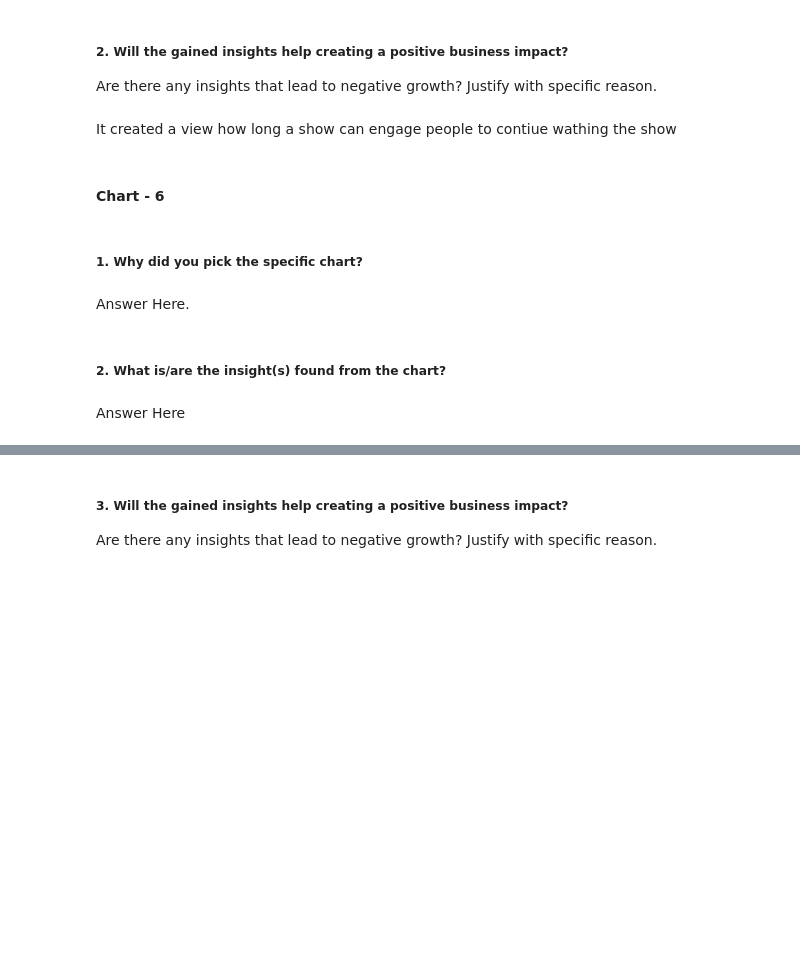
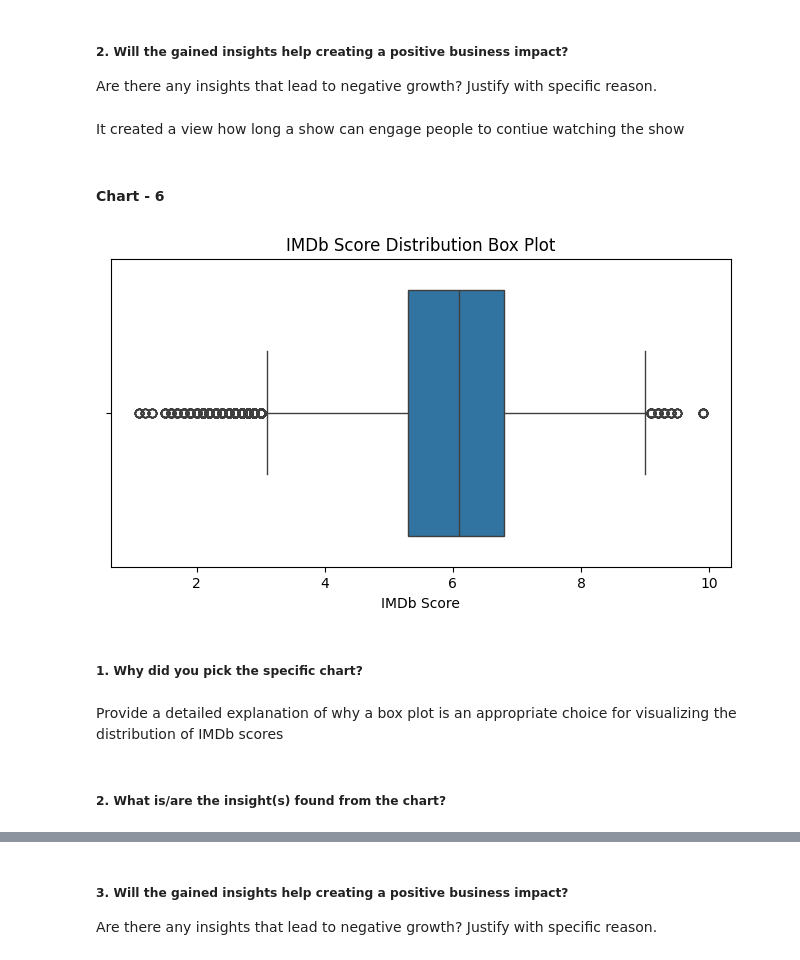
Before and after one commit to PoojaVSanthosh/Amazon_Prime-EDA, a Jupyter notebook: Amazon_Prime_EDA.ipynb, the cells around one changed output, grey strips where cells are left out. Cells and saved outputs as stored; diff of their text form; code cells hidden in the pictures; blank space fills up the shorter version.

```diff
--- a/Amazon_Prime_EDA.ipynb
+++ b/Amazon_Prime_EDA.ipynb
@@ -94,7 +94,7 @@ warnings.filterwarnings('ignore')
 # %%
 data1=pd.read_csv("D:/labmetrix/Amazon Prime EDA-20251117T153311Z-1-001/Amazon Prime EDA/Dataset/titles.csv/titles.csv")
 # %%
-data2=pd.read_csv('D:/labmetrix/Amazon Prime EDA-20251117T153311Z-1-001/Amazon Prime EDA/Dataset/credits.csv/credits.csv')
+data2=pd.read_csv("D:/labmetrix/Amazon Prime EDA-20251117T153311Z-1-001\Amazon Prime EDA/Dataset/credits.csv/credits.csv")
 # %% [markdown]
 ### Dataset First View
 # %%
@@ -817,6 +817,6 @@ plt.show()
 ##### 2. Will the gained insights help creating a positive business impact?
 Are there any insights that lead to negative growth? Justify with specific reason.
 # %% [markdown]
-It created a view how long a show can engage people to contiue wathing the show
+It created a view how long a show can engage people to contiue watching the show
 # %% [markdown]
 #### Chart - 6
@@ -825,8 +823,15 @@ It created a view how long a show can engage people to contiue wathing the show
+# %%
+# Chart - 6 visualization code
+plt.figure(figsize=(8, 4))
+sns.boxplot(x=prime['imdb_score'])
+plt.title('IMDb Score Distribution Box Plot')
+plt.xlabel('IMDb Score')
+plt.show()
+# %% [output]
+[figure, added]
 # %% [markdown]
 ##### 1. Why did you pick the specific chart?
-# %% [markdown]
-Answer Here.
+# %% [markdown]
+Provide a detailed explanation of why a box plot is an appropriate choice for visualizing the distribution of IMDb scores
 # %% [markdown]
 ##### 2. What is/are the insight(s) found from the chart?
-# %% [markdown]
-Answer Here
```
Also changed, not shown: parts of 8 cells of this notebook.
